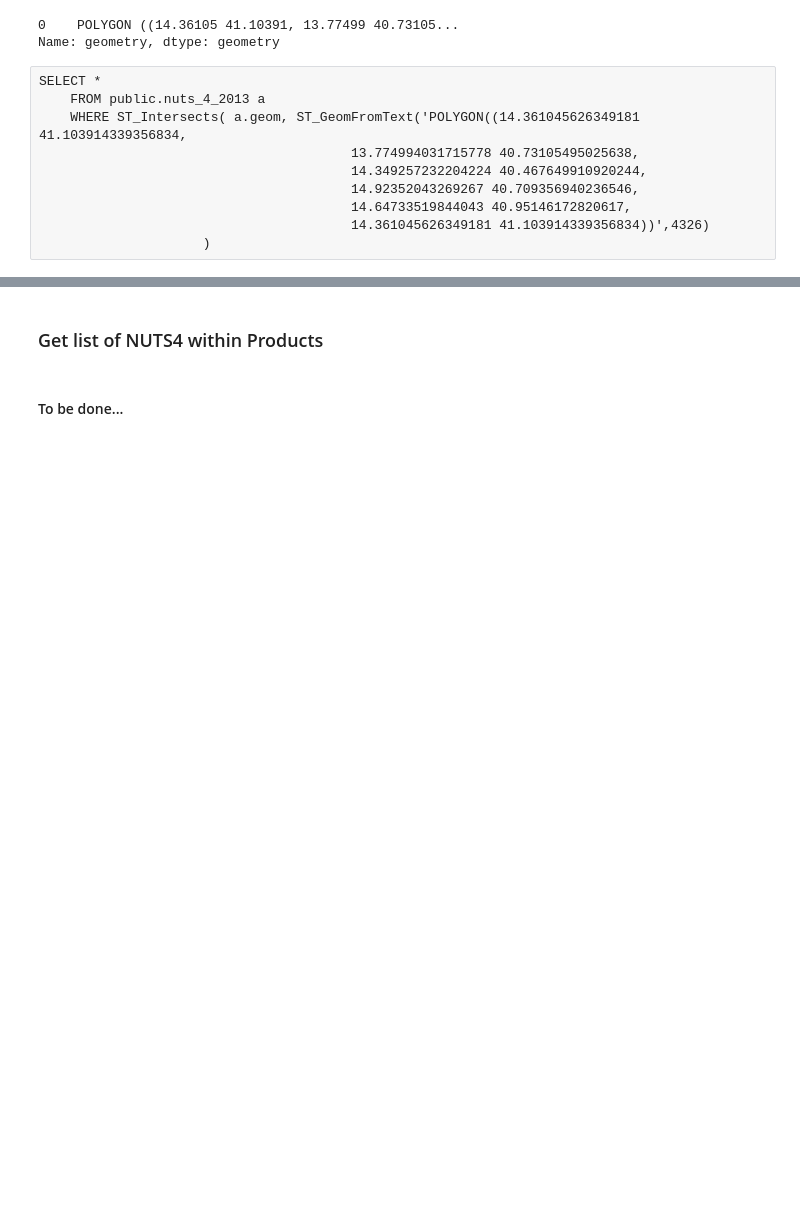
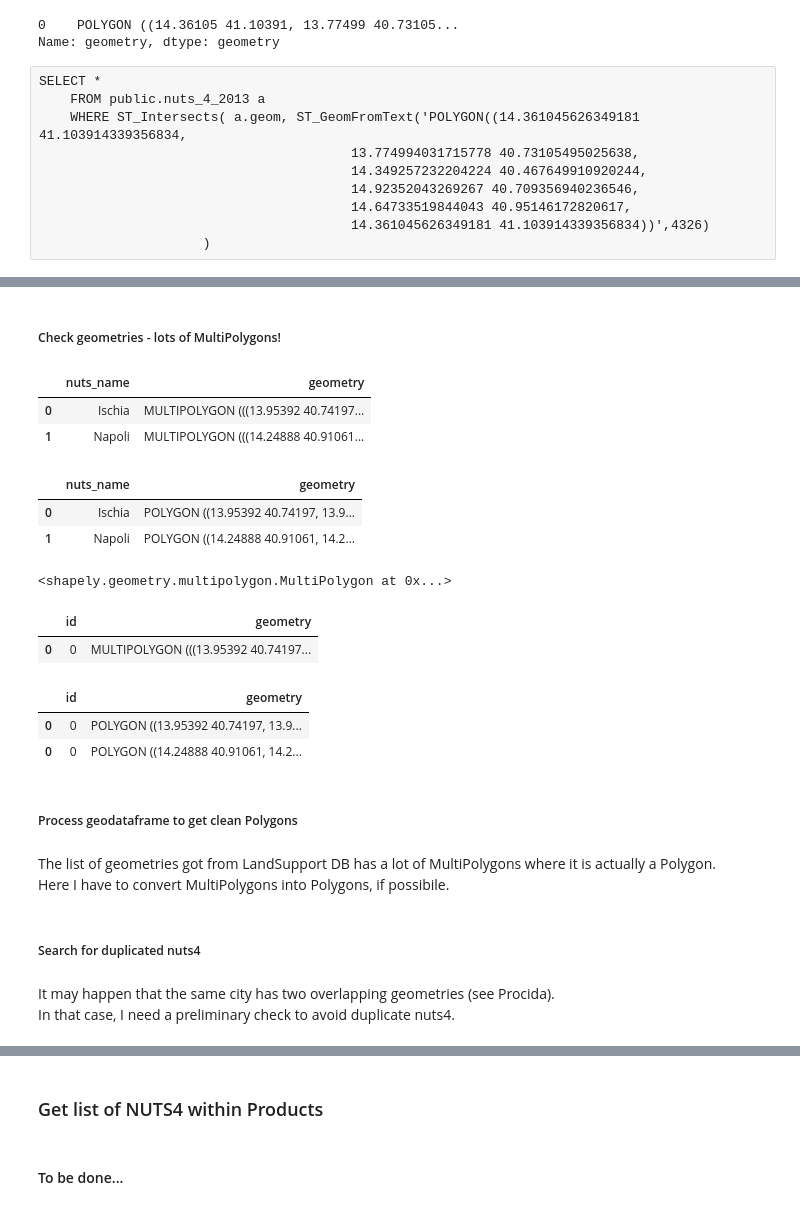
Before and after one commit to giulange/imperviousness-segmentation, a Jupyter notebook: nuts4.ipynb, the cells around one changed output, grey strips where cells are left out. Saved outputs shown, nothing was run; the diff lists cells and outputs as text; code cells hidden in the pictures; blank space fills up the shorter version.

```diff
--- a/nuts4.ipynb
+++ b/nuts4.ipynb
@@ -99,0 +180,27 @@ cities_gdf["nuts_name"][0]
+# %% [markdown]
+##### Check geometries - lots of MultiPolygons!
+# %%
+naisc = gpd.read_file("nuts4_sa_nap-ischia.geojson")
+naisc
+# %% [output]
+|  | nuts_name | geometry |
+| 0 | Ischia | MULTIPOLYGON (((13.95392 40.74197... |
+| 1 | Napoli | MULTIPOLYGON (((14.24888 40.91061... |
+# %%
+naisc_e = naisc.explode(index_parts=False)
+naisc_e
+# %% [output]
+|  | nuts_name | geometry |
+| 0 | Ischia | POLYGON ((13.95392 40.74197, 13.9... |
+| 1 | Napoli | POLYGON ((14.24888 40.91061, 14.2... |
+# %%
+geom_mp_na = MultiPolygon(naisc_e.geometry.values)
+geom_mp_na
+# %% [output]
+<shapely.geometry.multipolygon.MultiPolygon at 0x...>
+# %%
+naisc_mp = gpd.GeoDataFrame({'id':[0],'geometry':[geom_mp_na]}, crs=4326)
+naisc_mp
+# %% [output]
+|  | id | geometry |
+| 0 | 0 | MULTIPOLYGON (((13.95392 40.74197... |
@@ -99,0 +211,11 @@ cities_gdf["nuts_name"][0]
+# %%
+naisc_mp.explode(index_parts=False)
+# %% [output]
+|  | id | geometry |
+| 0 | 0 | POLYGON ((13.95392 40.74197, 13.9... |
+| 0 | 0 | POLYGON ((14.24888 40.91061, 14.2... |
+# %% [markdown]
+##### Process geodataframe to get clean Polygons
+# %% [markdown]
+The list of geometries got from LandSupport DB has a lot of MultiPolygons where it is actually a Polygon.<br>
+Here I have to convert MultiPolygons into Polygons, if possibile.
@@ -99,0 +224,5 @@ cities_gdf["nuts_name"][0]
+# %% [markdown]
+##### Search for duplicated nuts4
+# %% [markdown]
+It may happen that the same city has two overlapping geometries (see Procida).<br>
+In that case, I need a preliminary check to avoid duplicate nuts4.
```
Also changed, not shown: parts of 24 cells of this notebook, 12 other files.
